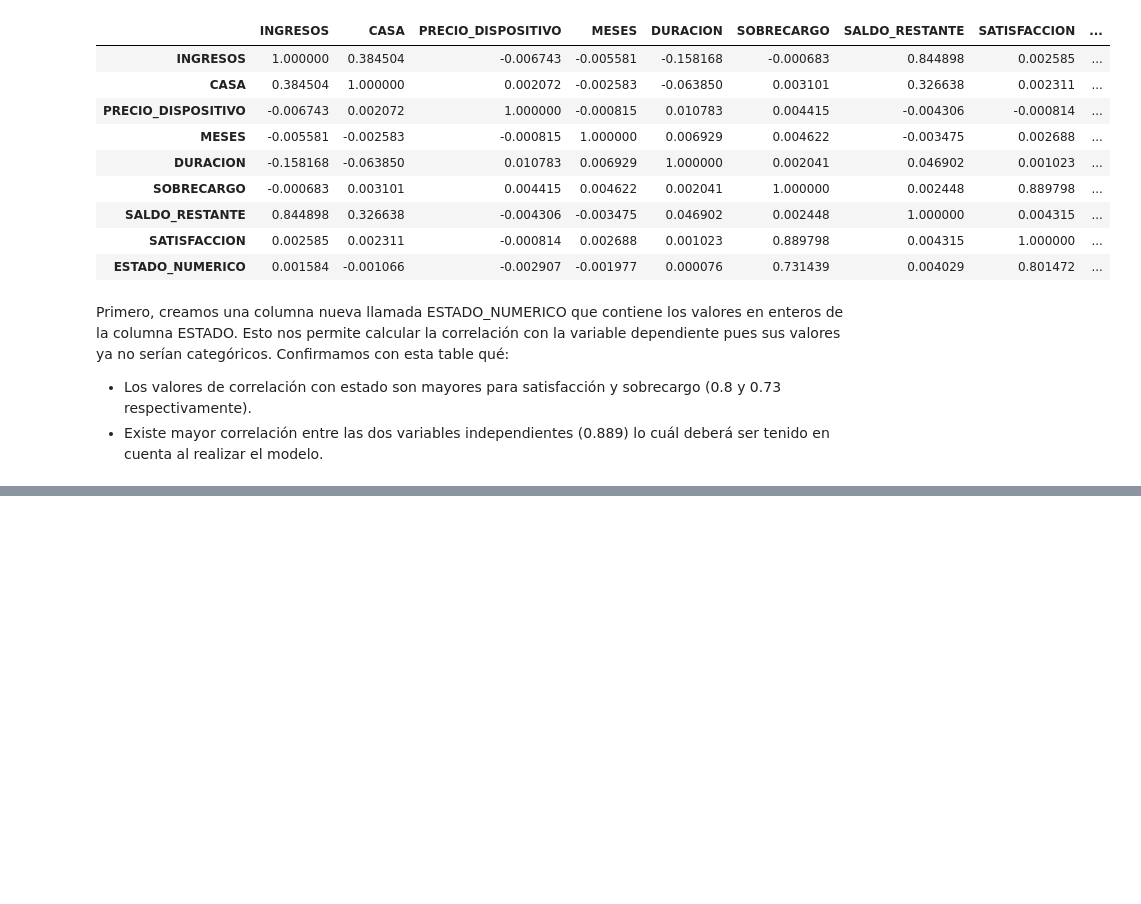
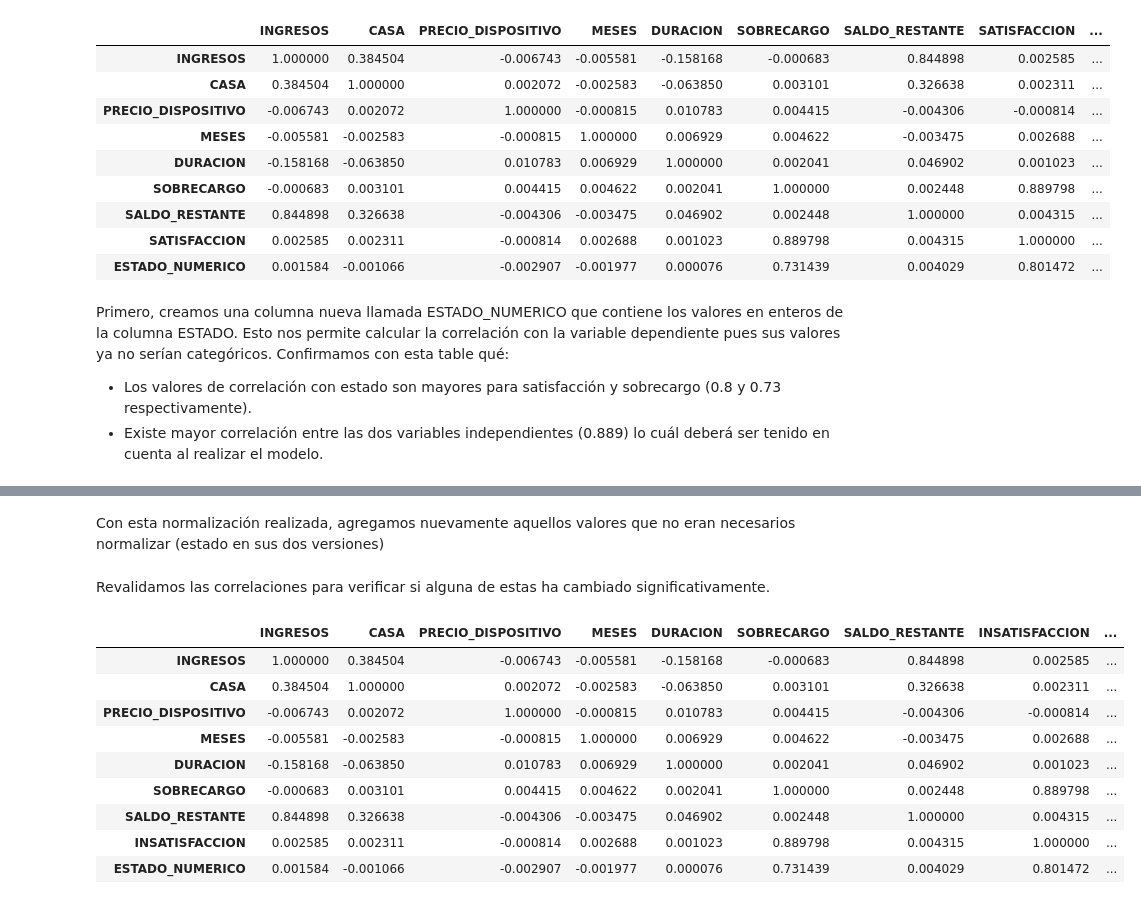
Before and after one commit to marcopza/DAProject, a Jupyter notebook: Proyecto Analítica de Datos.ipynb, the cells around one changed output, grey strips where cells are left out. Cells and saved outputs as stored; diff of their text form; code cells hidden in the pictures; blank space fills up the shorter version.

```diff
--- a/Proyecto Analítica de Datos.ipynb
+++ b/Proyecto Analítica de Datos.ipynb
@@ -188,0 +217,3 @@ y sobrecargo (0.8 y 0.73 respectivamente).
+# %% [markdown]
+Con esta normalización realizada, agregamos nuevamente aquellos valores
+que no eran necesarios normalizar (estado en sus dos versiones)
@@ -188,0 +223,16 @@ y sobrecargo (0.8 y 0.73 respectivamente).
+# %% [markdown]
+Revalidamos las correlaciones para verificar si alguna de estas
+ha cambiado significativamente.
+# %%
+df_scaled.corr()
+# %% [output]
+|  | INGRESOS | CASA | PRECIO_DISPOSITIVO | MESES | DURACION | SOBRECARGO | SALDO_RESTANTE | INSATISFACCION | ... |
+| INGRESOS | 1.000000 | 0.384504 | -0.006743 | -0.005581 | -0.158168 | -0.000683 | 0.844898 | 0.002585 | ... |
+| CASA | 0.384504 | 1.000000 | 0.002072 | -0.002583 | -0.063850 | 0.003101 | 0.326638 | 0.002311 | ... |
+| PRECIO_DISPOSITIVO | -0.006743 | 0.002072 | 1.000000 | -0.000815 | 0.010783 | 0.004415 | -0.004306 | -0.000814 | ... |
+| MESES | -0.005581 | -0.002583 | -0.000815 | 1.000000 | 0.006929 | 0.004622 | -0.003475 | 0.002688 | ... |
+| DURACION | -0.158168 | -0.063850 | 0.010783 | 0.006929 | 1.000000 | 0.002041 | 0.046902 | 0.001023 | ... |
+| SOBRECARGO | -0.000683 | 0.003101 | 0.004415 | 0.004622 | 0.002041 | 1.000000 | 0.002448 | 0.889798 | ... |
+| SALDO_RESTANTE | 0.844898 | 0.326638 | -0.004306 | -0.003475 | 0.046902 | 0.002448 | 1.000000 | 0.004315 | ... |
+| INSATISFACCION | 0.002585 | 0.002311 | -0.000814 | 0.002688 | 0.001023 | 0.889798 | 0.004315 | 1.000000 | ... |
+| ESTADO_NUMERICO | 0.001584 | -0.001066 | -0.002907 | -0.001977 | 0.000076 | 0.731439 | 0.004029 | 0.801472 | ... |
```
Also changed, not shown: parts of 11 cells of this notebook.
